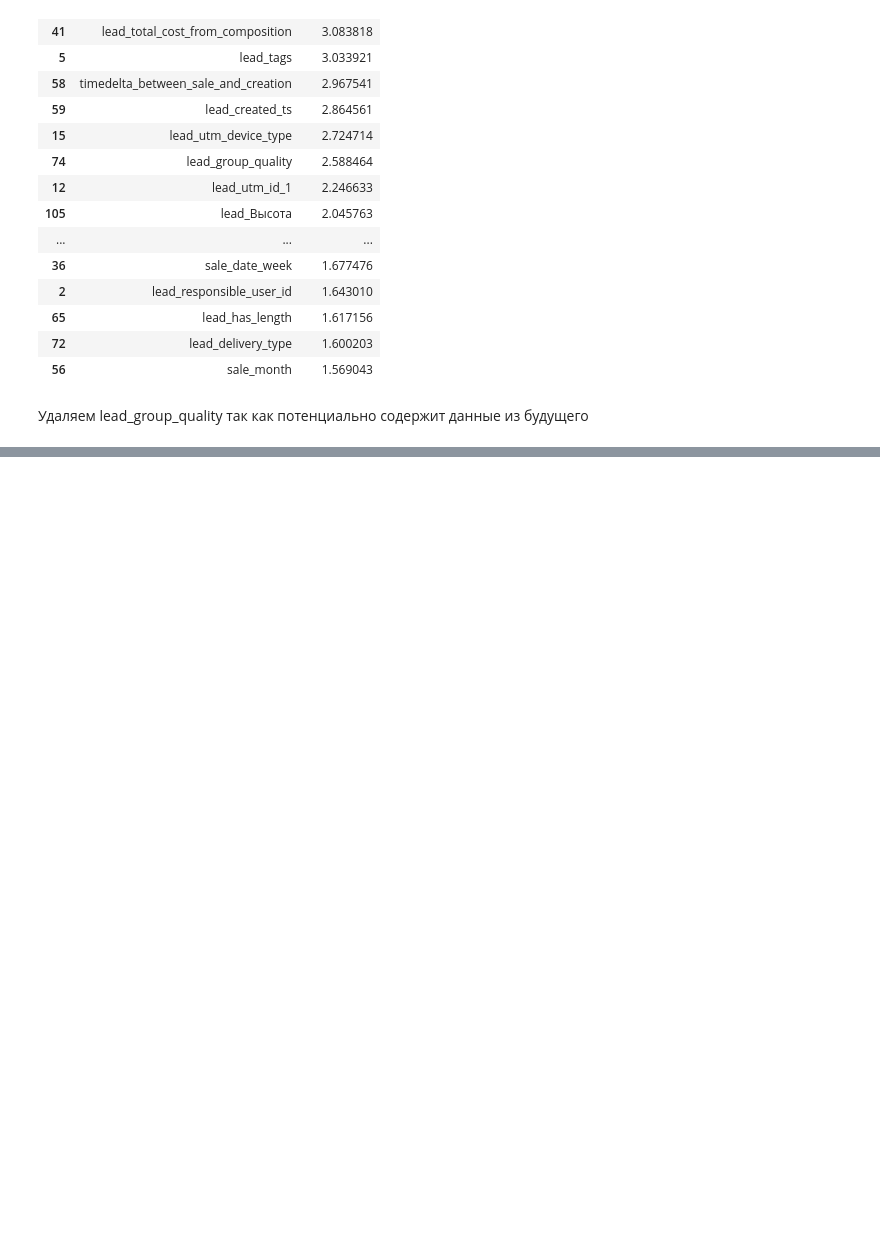
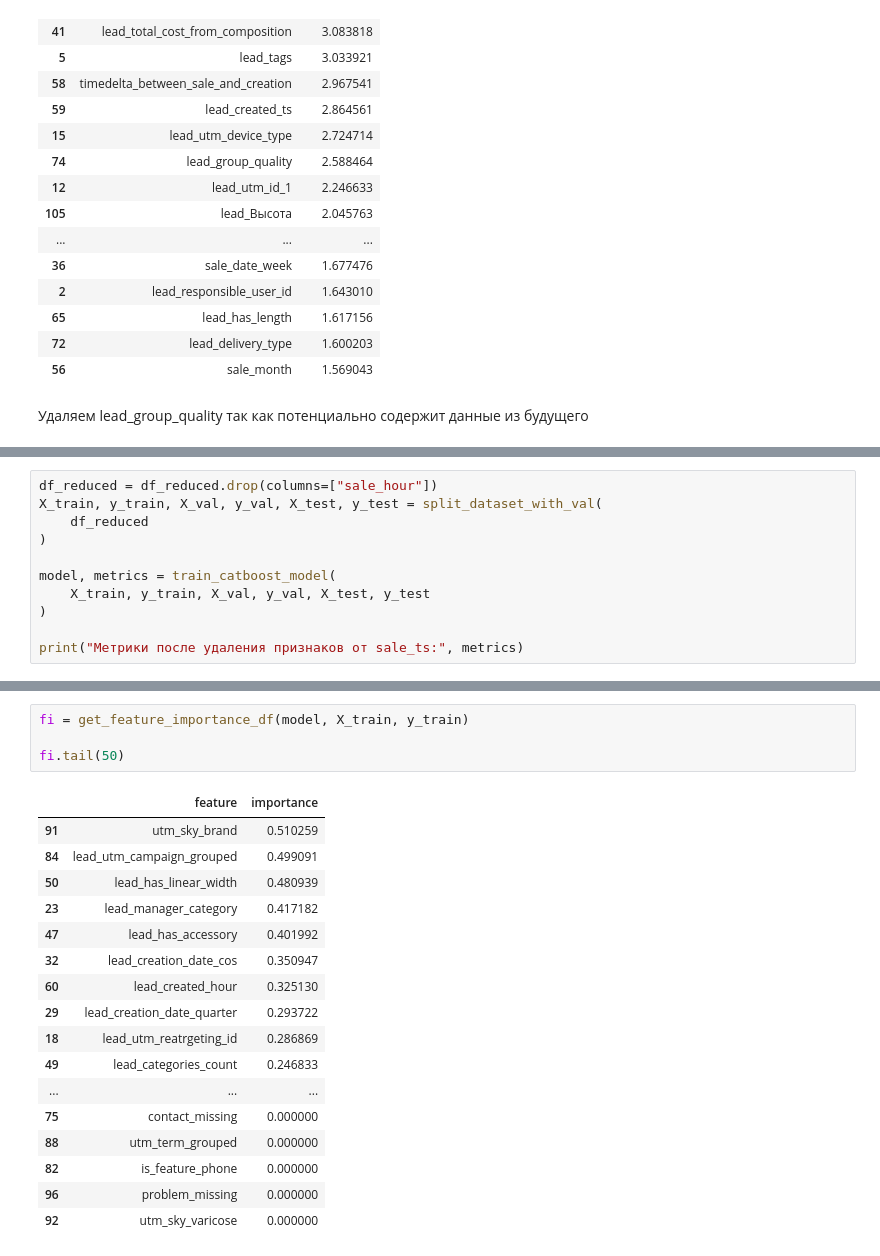
Before and after one commit to JeffRaiAlt/xakaton_mipt, a Jupyter notebook: notebooks/group_2/model_processing_2.ipynb, the cells around one changed output, grey strips where cells are left out. Cells and saved outputs as stored; diff of their text form; blank space fills up the shorter version.

Commit message:
Cleaned features of the model

```diff
--- a/notebooks/group_2/model_processing_2.ipynb
+++ b/notebooks/group_2/model_processing_2.ipynb
@@ -300,0 +317,11 @@ fi.head(20)
+# %%
+df_reduced = df_reduced.drop(columns=["sale_hour"])
+X_train, y_train, X_val, y_val, X_test, y_test = split_dataset_with_val(
+    df_reduced
+)
+
+model, metrics = train_catboost_model(
+    X_train, y_train, X_val, y_val, X_test, y_test
+)
+
+print("Метрики после удаления признаков от sale_ts:", metrics)
@@ -300,0 +338,22 @@ fi.head(20)
+# %%
+fi = get_feature_importance_df(model, X_train, y_train)
+
+fi.tail(50)
+# %% [output]
+|  | feature | importance |
+| 91 | utm_sky_brand | 0.510259 |
+| 84 | lead_utm_campaign_grouped | 0.499091 |
+| 50 | lead_has_linear_width | 0.480939 |
+| 23 | lead_manager_category | 0.417182 |
+| 47 | lead_has_accessory | 0.401992 |
+| 32 | lead_creation_date_cos | 0.350947 |
+| 60 | lead_created_hour | 0.325130 |
+| 29 | lead_creation_date_quarter | 0.293722 |
+| 18 | lead_utm_reatrgeting_id | 0.286869 |
+| 49 | lead_categories_count | 0.246833 |
+| ... | ... | ... |
+| 75 | contact_missing | 0.000000 |
+| 88 | utm_term_grouped | 0.000000 |
+| 82 | is_feature_phone | 0.000000 |
+| 96 | problem_missing | 0.000000 |
+| 92 | utm_sky_varicose | 0.000000 |
```
Also changed, not shown: parts of 14 cells of this notebook, 1 other file.
